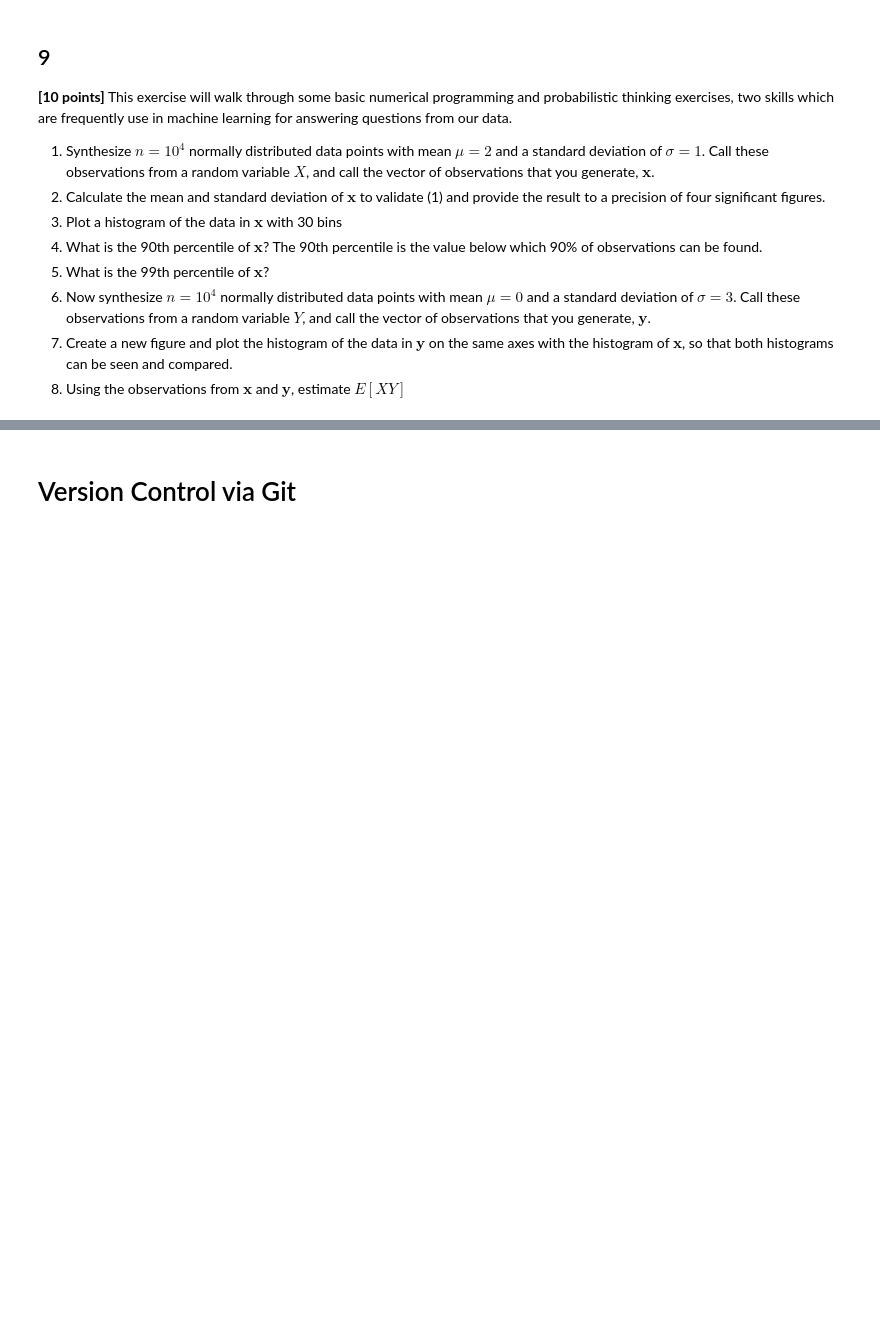
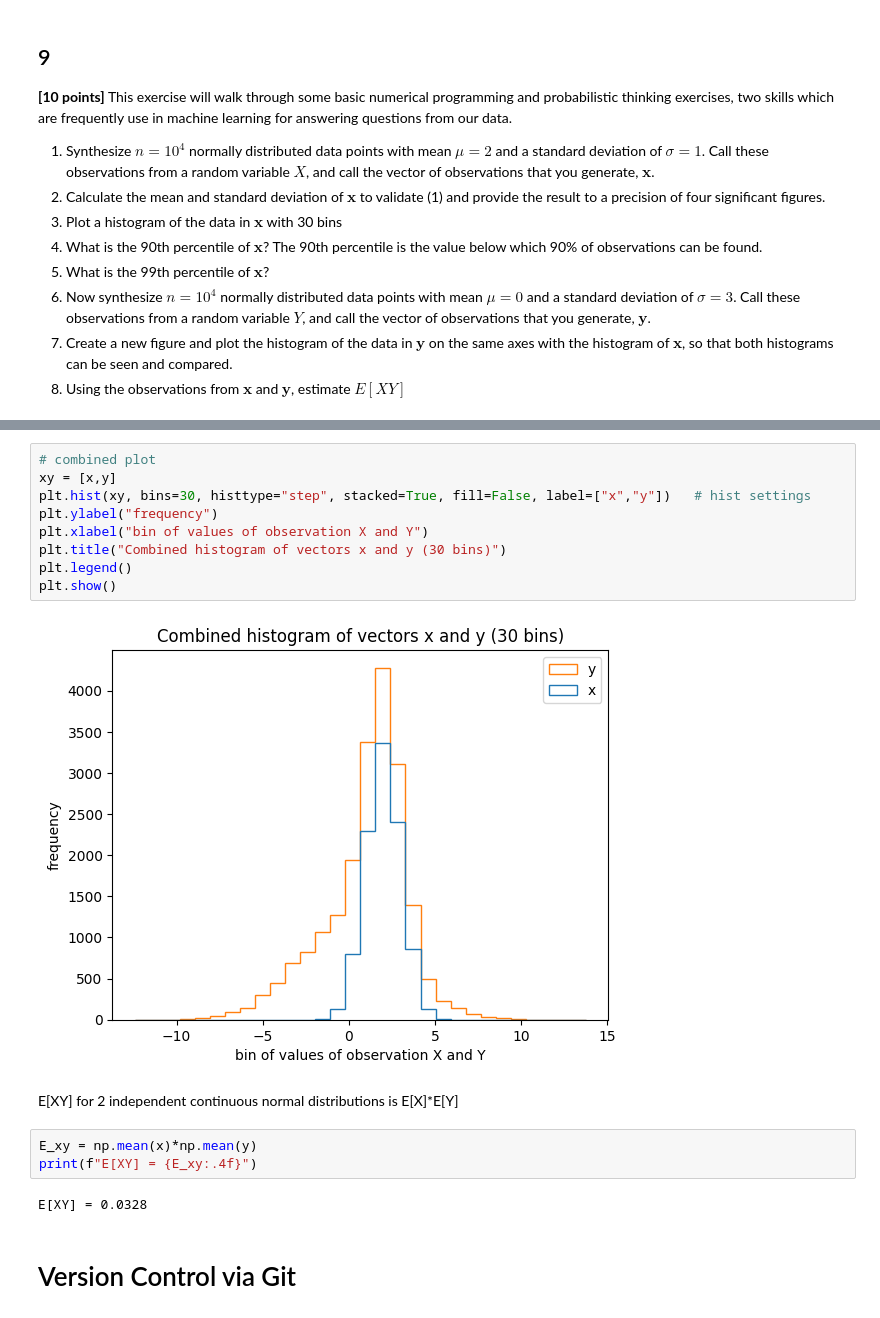
Before and after one commit to bw123111/MLcourse2025, a Jupyter notebook: assignments/Assignment_1.ipynb, the cells around one changed output, grey strips where cells are left out. Cells and saved outputs as stored; diff of their text form; blank space fills up the shorter version.

```diff
--- a/assignments/Assignment_1.ipynb
+++ b/assignments/Assignment_1.ipynb
@@ -475,3 +506,21 @@ The vectorized code is 331.9534 times faster than the nonvectorized code.
+# %%
+# combined plot
+xy = [x,y]
+plt.hist(xy, bins=30, histtype="step", stacked=True, fill=False, label=["x","y"])   # hist settings
+plt.ylabel("frequency")
+plt.xlabel("bin of values of observation X and Y")
+plt.title("Combined histogram of vectors x and y (30 bins)")
+plt.legend()
+plt.show()
+# %% [output]
+[figure, added]
+# %% [markdown]
+E[XY] for 2 independent continuous normal distributions is E[X]*E[Y]
+# %%
+E_xy = np.mean(x)*np.mean(y)
+print(f"E[XY] = {E_xy:.4f}")
+# %% [output]
+E[XY] = 0.0328
 # %% [markdown]
 # Version Control via Git
 # %% [markdown]
```
Also changed, not shown: parts of 7 cells of this notebook.
